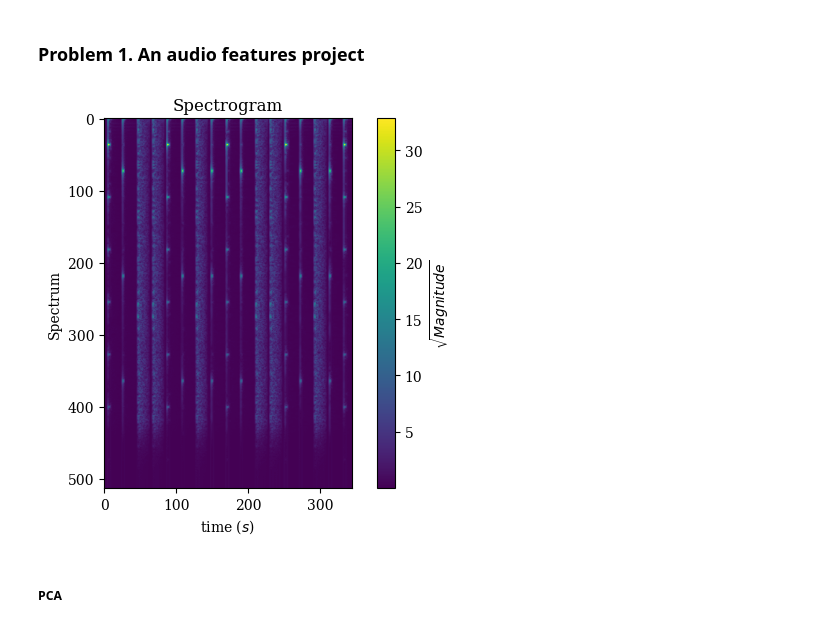
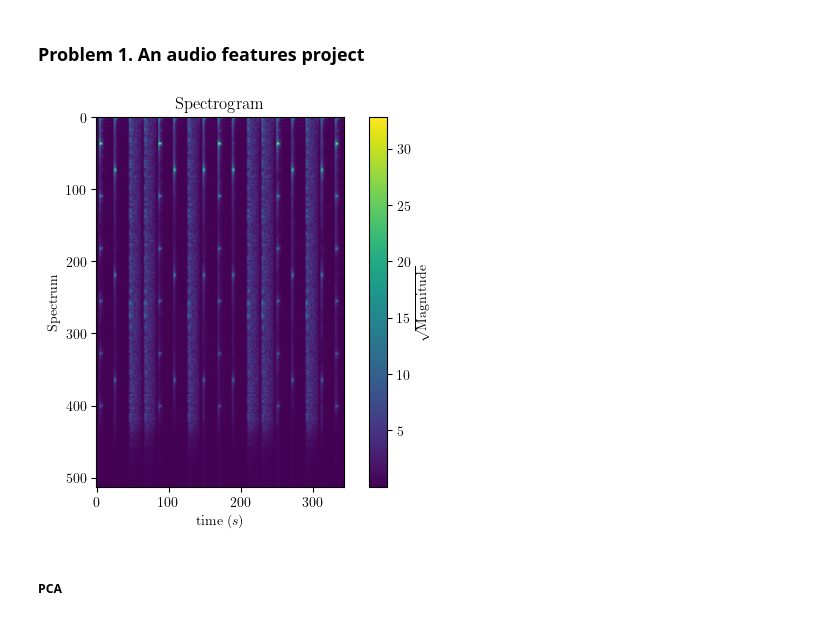
Before and after one commit to hongbozheng/machine-learning-signal-processing, a Jupyter notebook: problem_set_2/CS_545_Problem_Set_2_Zheng_Hongbo.ipynb, the cells around one changed output. Saved outputs shown, nothing was run; the diff lists cells and outputs as text; code cells hidden in the pictures.

Commit message:
use latex for matplotlib

```diff
--- a/problem_set_2/CS_545_Problem_Set_2_Zheng_Hongbo.ipynb
+++ b/problem_set_2/CS_545_Problem_Set_2_Zheng_Hongbo.ipynb
@@ -143,27 +143,28 @@ def imScatter(ax, img, x, y, zoom):
 # %%
 sample_rate, data = scipy.io.wavfile.read("vl1.wav")
 data = data.astype(dtype=numpy.float64)
 
 N = 1024            # window size
 overlap = N*3//4    # overlap 768
 
 # f: array of sample freq
 # t: array of segment times
 # Sxx: spectrogram [spectrum(freq) x segment times]
 f, t, Sxx = scipy.signal.spectrogram(x=data, fs=sample_rate, window="hamming", nperseg=N, noverlap=overlap, mode="magnitude")
 Sxx_sqrt = numpy.sqrt(Sxx)
 
 matplotlib.pyplot.rc('font', family='serif')
+matplotlib.pyplot.rc(group="text", usetex=True)
 
 matplotlib.pyplot.figure()
 matplotlib.pyplot.imshow(X=Sxx_sqrt)
-matplotlib.pyplot.colorbar(label=r"$\sqrt{Magnitude}$")
+matplotlib.pyplot.colorbar(label=r"$\sqrt{\textnormal{Magnitude}}$")
 matplotlib.pyplot.title(r"Spectrogram")
 matplotlib.pyplot.xlabel(r"time ($s$)")
 matplotlib.pyplot.ylabel(r"Spectrum")
 matplotlib.pyplot.grid(visible=False)
 # %% [output]
-[figure, old version]
+[figure, new version]
 # %% [markdown]
 ##### PCA
 # %%
```
Also changed, not shown: parts of 10 cells of this notebook.
